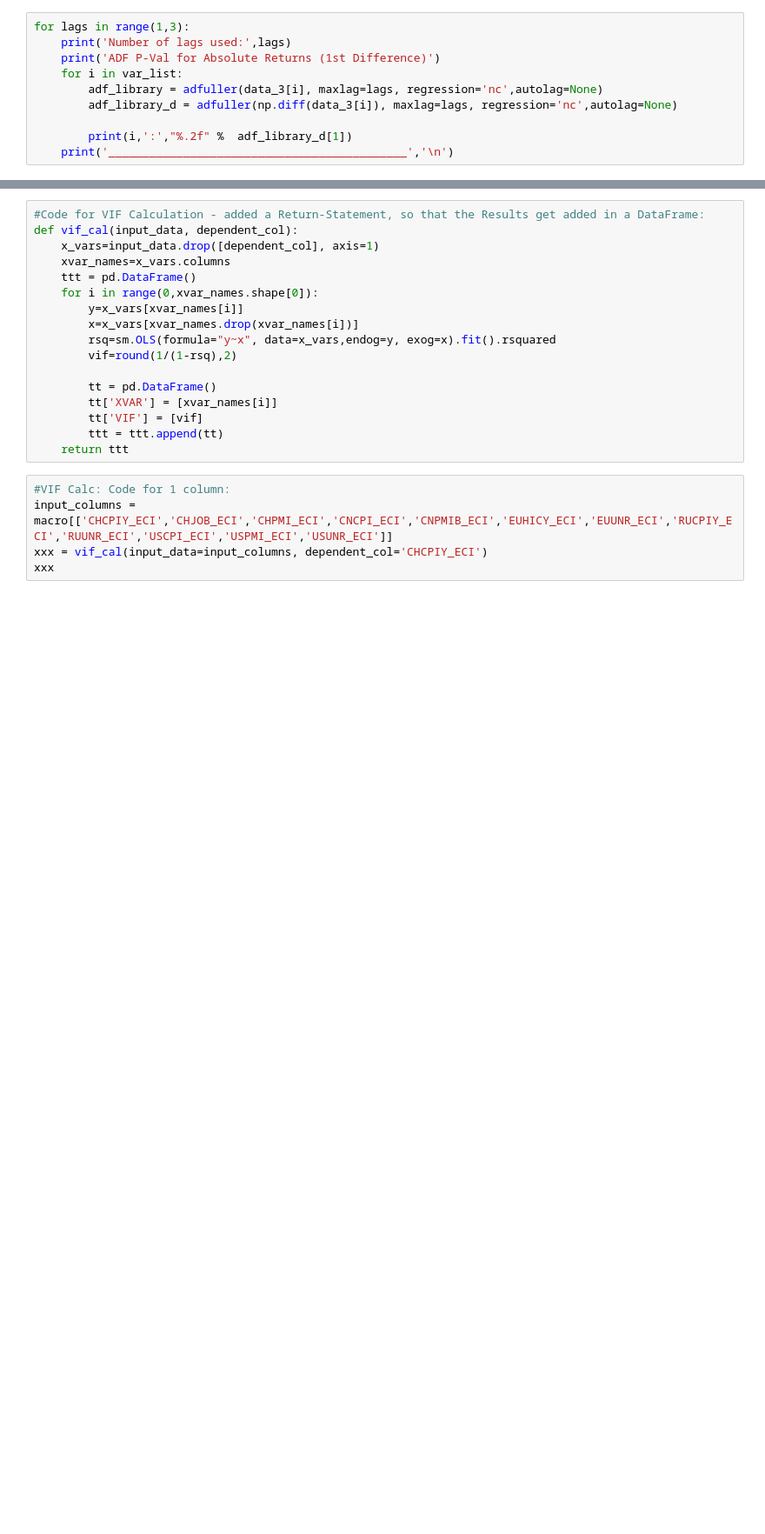
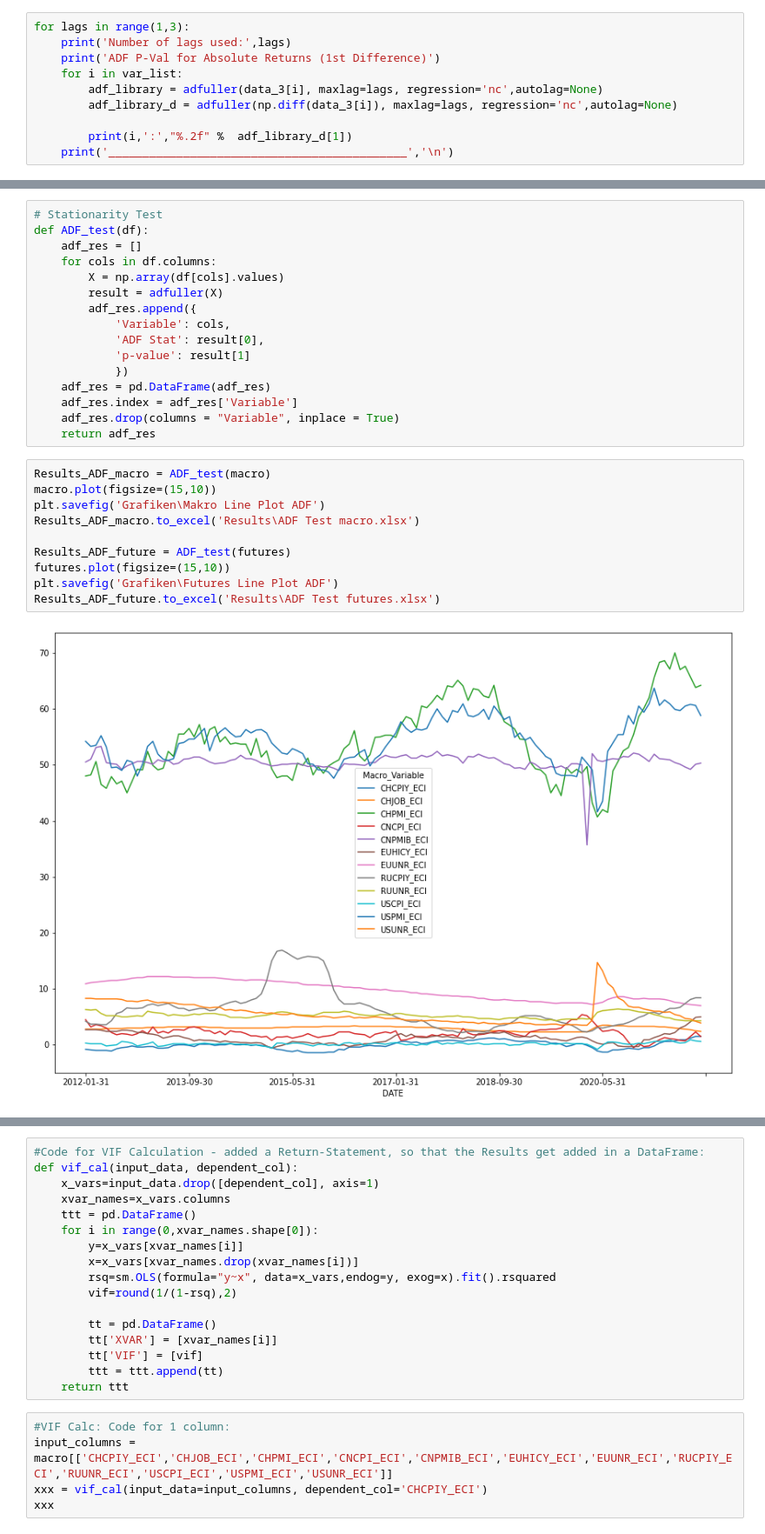
Before and after one commit to Liomat97/AQM, a Jupyter notebook: 3 Analysis.ipynb, the cells around one changed output, grey strips where cells are left out. Shown at 87% size. Cells and saved outputs as stored; diff of their text form; blank space fills up the shorter version.

```diff
--- a/3 Analysis.ipynb
+++ b/3 Analysis.ipynb
@@ -118,0 +240,28 @@ for lags in range(1,3):
+# %%
+# Stationarity Test
+def ADF_test(df):
+    adf_res = []
+    for cols in df.columns:
+        X = np.array(df[cols].values)
+        result = adfuller(X)
+        adf_res.append({
+            'Variable': cols,
+            'ADF Stat': result[0],
+            'p-value': result[1]
+            })
+    adf_res = pd.DataFrame(adf_res)
+    adf_res.index = adf_res['Variable']
+    adf_res.drop(columns = "Variable", inplace = True)
+    return adf_res
+# %%
+Results_ADF_macro = ADF_test(macro)
+macro.plot(figsize=(15,10))
+plt.savefig('Grafiken\Makro Line Plot ADF')
+Results_ADF_macro.to_excel('Results\ADF Test macro.xlsx')
+
+Results_ADF_future = ADF_test(futures)
+futures.plot(figsize=(15,10))
+plt.savefig('Grafiken\Futures Line Plot ADF')
+Results_ADF_future.to_excel('Results\ADF Test futures.xlsx')
+# %% [output]
+[figure, added]
```
Also changed, not shown: parts of 28 cells of this notebook, 12 other files.
